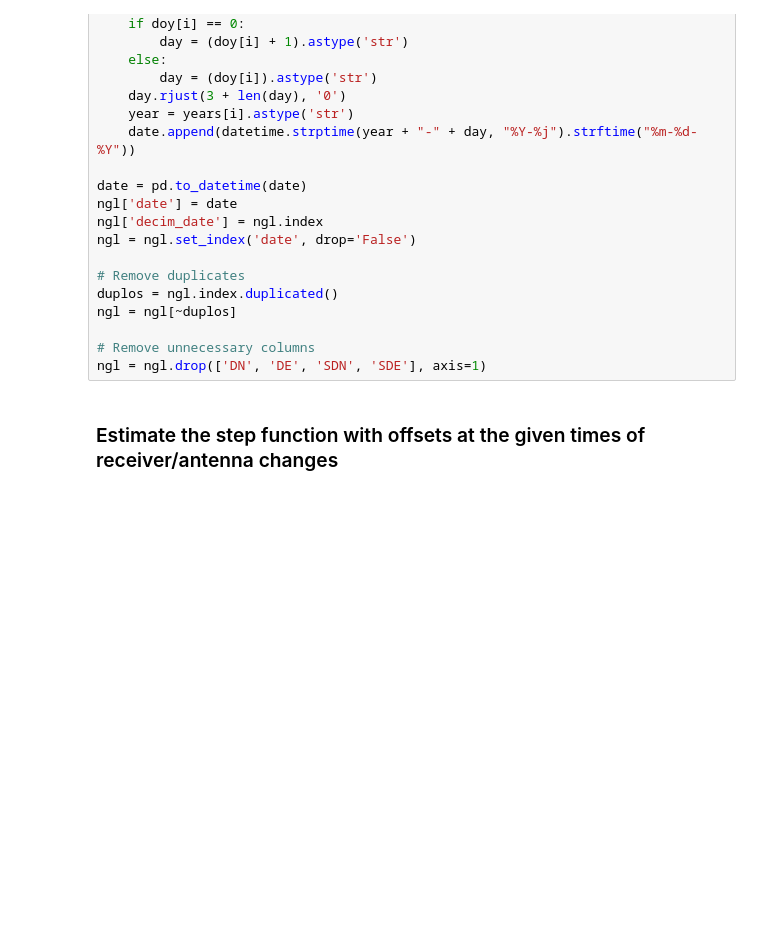
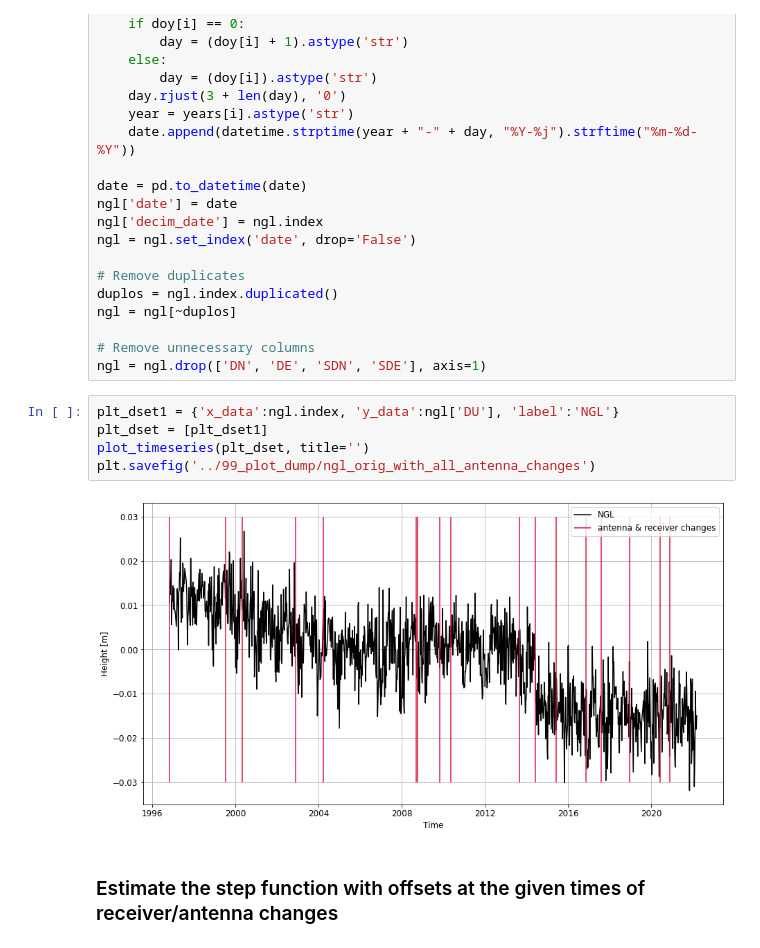
Before and after one commit to 3enedix/P1-data-combination-code, a Jupyter notebook: VLM_from_GNSS.ipynb, the cells around one changed output. Saved outputs shown, nothing was run; the diff lists cells and outputs as text; blank space fills up the shorter version.

```diff
--- a/VLM_from_GNSS.ipynb
+++ b/VLM_from_GNSS.ipynb
@@ -85,6 +102,13 @@ ngl = ngl[~duplos]
 
 # Remove unnecessary columns
 ngl = ngl.drop(['DN', 'DE', 'SDN', 'SDE'], axis=1)
+# %%
+plt_dset1 = {'x_data':ngl.index, 'y_data':ngl['DU'], 'label':'NGL'}
+plt_dset = [plt_dset1]
+plot_timeseries(plt_dset, title='')
+plt.savefig('../99_plot_dump/ngl_orig_with_all_antenna_changes')
+# %% [output]
+[figure, added]
 # %% [markdown]
 ### Estimate the step function with offsets at the given times of receiver/antenna changes
 # %%
```
Also changed, not shown: parts of 13 cells of this notebook.
